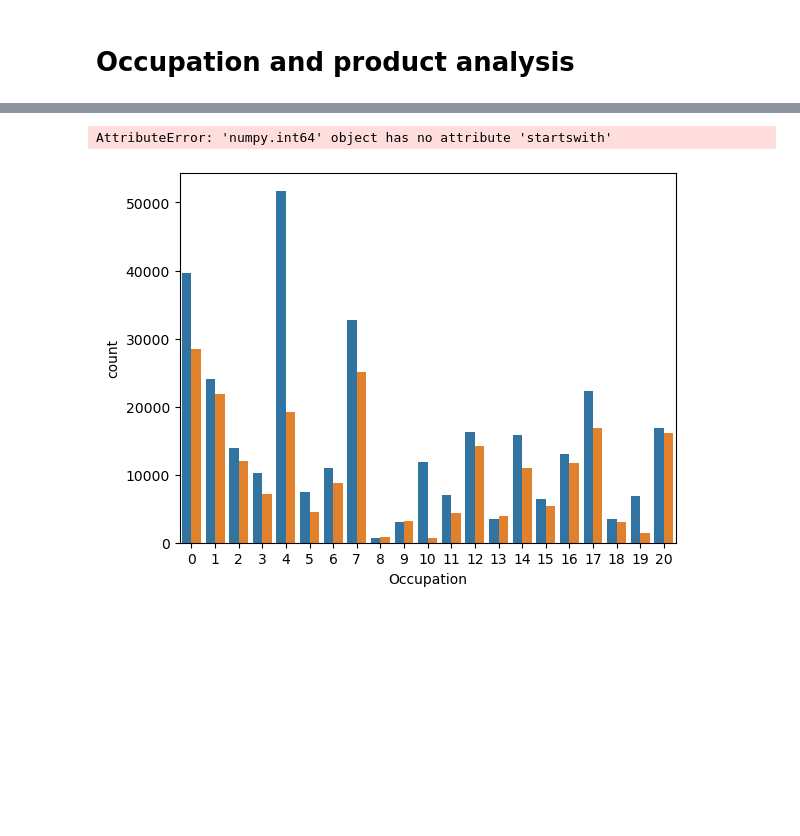
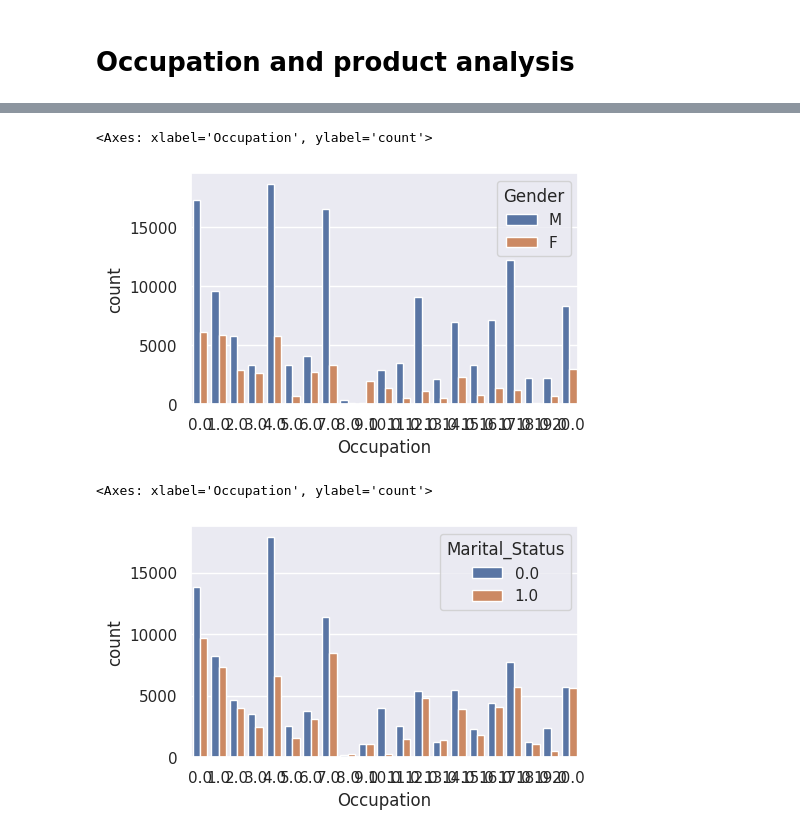
Before and after one commit to ayushbabuta/Black-Friday-sale-analysis, a Jupyter notebook: Black Friday sale.ipynb, the cells around one changed output, grey strips where cells are left out. Cells and saved outputs as stored; diff of their text form; code cells hidden in the pictures; blank space fills up the shorter version.

```diff
--- a/Black Friday sale.ipynb
+++ b/Black Friday sale.ipynb
@@ -5,5 +7,6 @@ import matplotlib.pyplot as plt
 # %%
-df=pd.read_csv("BlackFriday (1).csv")
+url="https://raw.githubusercontent.com/ayushbabuta/Black-Friday-sale-analysis/main/BlackFriday%20(1).csv"
+df=pd.read_csv(url)
 # %%
 df.head()
 # %% [output]
@@ -220,10 +356,13 @@ df.groupby(by="Occupation").mean()["Purchase"]
 # %%
 sns.set({"figure.figsize":(5,3)})
 sns.countplot(df,x="Occupation",hue="Gender")
+# %% [output]
+<Axes: xlabel='Occupation', ylabel='count'>
+[figure, added]
 # %%
-sns.countplot(df,x="Occupation",hue=["Marital_Status"].astype("str"))
+sns.countplot(df,x="Occupation",hue="Marital_Status")
 # %% [output]
-AttributeError: 'numpy.int64' object has no attribute 'startswith'
+<Axes: xlabel='Occupation', ylabel='count'>
-[figure, old version]
+[figure, new version]
 # %%
 df.head()
```
Also changed, not shown: parts of 61 cells of this notebook.
